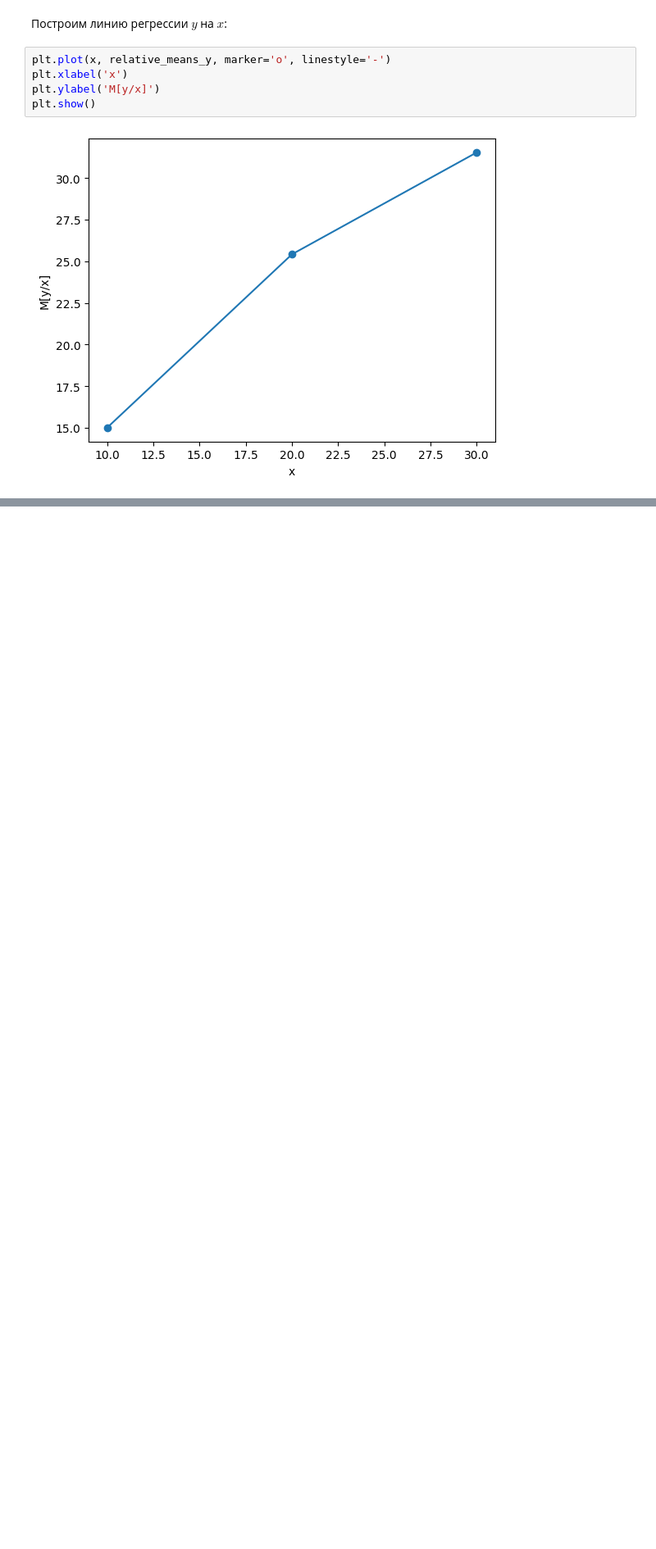
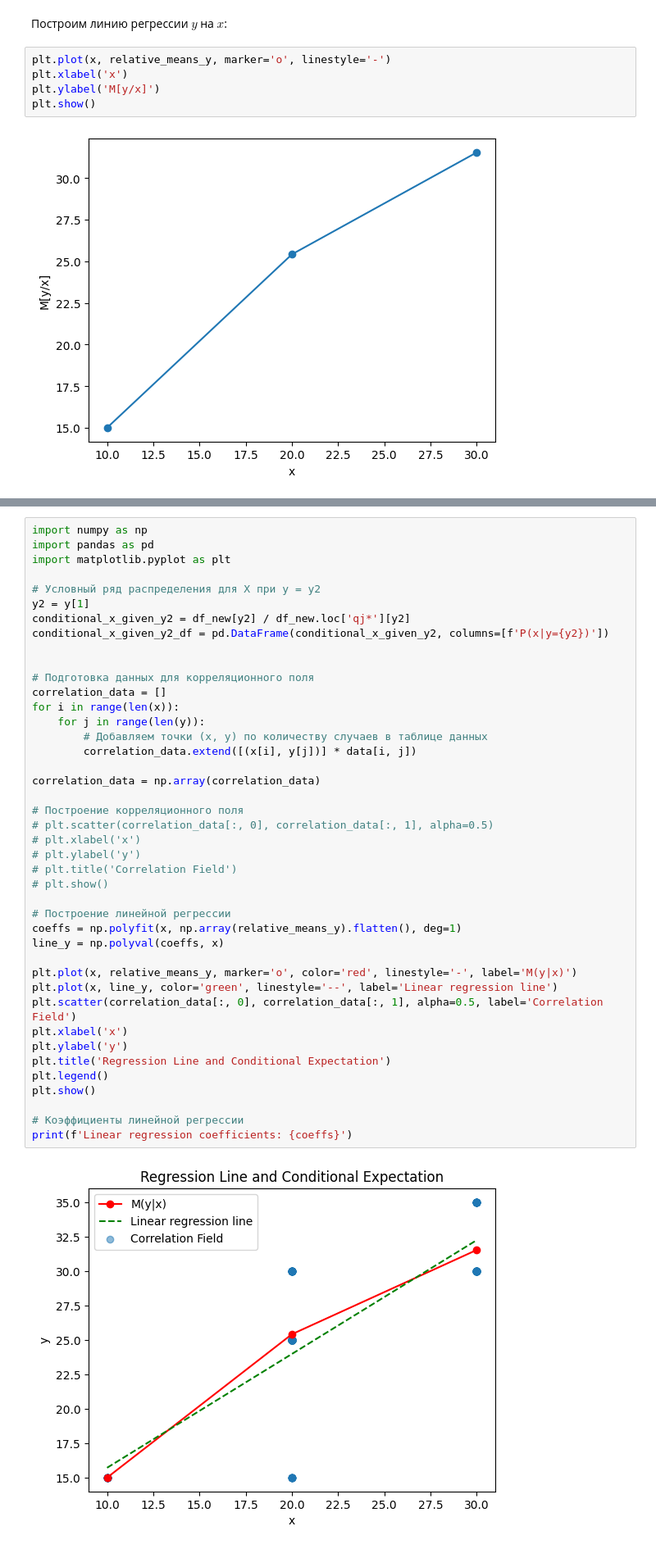
Before and after one commit to Romariok/Mathematical-statistics, a Jupyter notebook: lab6/main.ipynb, the cells around one changed output, grey strips where cells are left out. Shown at 82% size. Cells and saved outputs as stored; diff of their text form; blank space fills up the shorter version.

```diff
--- a/lab6/main.ipynb
+++ b/lab6/main.ipynb
@@ -111,0 +138,44 @@ plt.show()
+# %%
+import numpy as np
+import pandas as pd
+import matplotlib.pyplot as plt
+
+# Условный ряд распределения для X при y = y2
+y2 = y[1]
+conditional_x_given_y2 = df_new[y2] / df_new.loc['qj*'][y2]
+conditional_x_given_y2_df = pd.DataFrame(conditional_x_given_y2, columns=[f'P(x|y={y2})'])
+
+
+# Подготовка данных для корреляционного поля
+correlation_data = []
+for i in range(len(x)):
+    for j in range(len(y)):
+        # Добавляем точки (x, y) по количеству случаев в таблице данных
+        correlation_data.extend([(x[i], y[j])] * data[i, j])
+
+correlation_data = np.array(correlation_data)
+
+# Построение корреляционного поля
+# plt.scatter(correlation_data[:, 0], correlation_data[:, 1], alpha=0.5)
+# plt.xlabel('x')
+# plt.ylabel('y')
+# plt.title('Correlation Field')
+# plt.show()
+
+# Построение линейной регрессии
+coeffs = np.polyfit(x, np.array(relative_means_y).flatten(), deg=1)
+line_y = np.polyval(coeffs, x)
+
+plt.plot(x, relative_means_y, marker='o', color='red', linestyle='-', label='M(y|x)')
+plt.plot(x, line_y, color='green', linestyle='--', label='Linear regression line')
+plt.scatter(correlation_data[:, 0], correlation_data[:, 1], alpha=0.5, label='Correlation Field')
+plt.xlabel('x')
+plt.ylabel('y')
+plt.title('Regression Line and Conditional Expectation')
+plt.legend()
+plt.show()
+
+# Коэффициенты линейной регрессии
+print(f'Linear regression coefficients: {coeffs}')
+# %% [output]
+[figure, added]
```
Also changed, not shown: parts of 2 cells of this notebook.
